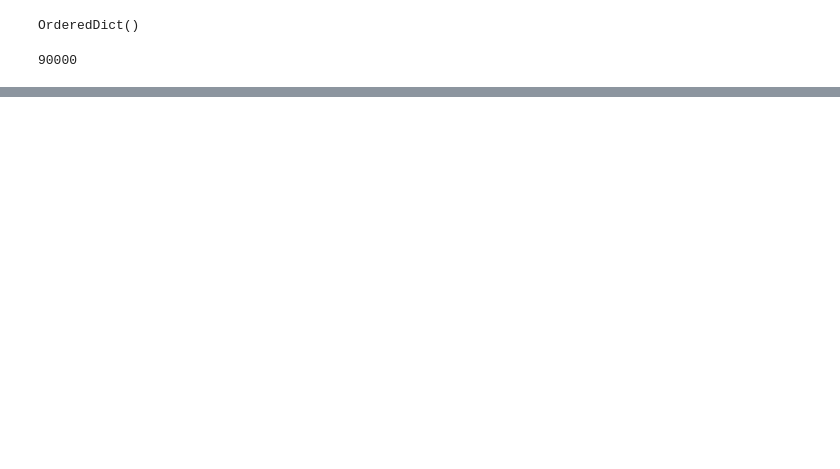
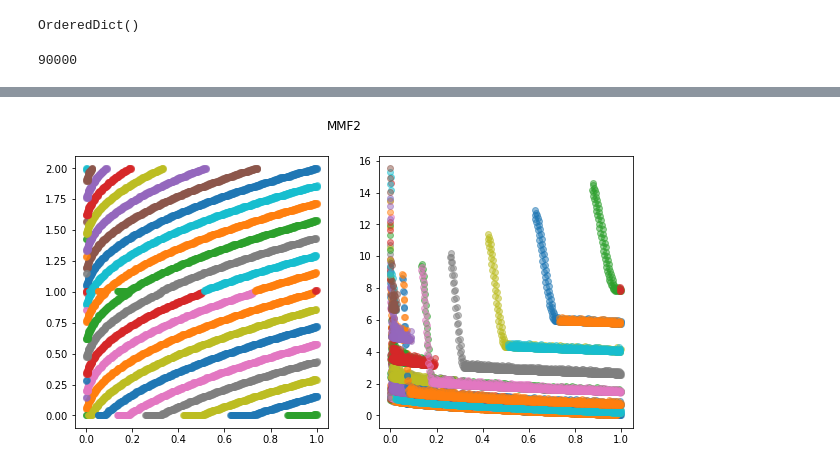
Before and after one commit to jeroenrook/BBE-experiments, a Jupyter notebook: experiments/03initialvisualisations/Analysis.ipynb, the cells around one changed output, grey strips where cells are left out. Drawn from its saved outputs; the diff is of its cells as text; code cells hidden in the pictures; blank space fills up the shorter version.

```diff
--- a/experiments/03initialvisualisations/Analysis.ipynb
+++ b/experiments/03initialvisualisations/Analysis.ipynb
@@ -165,4 +299,9 @@ OrderedDict()
 # %% [output]
 90000
 # %%
-np.
+result = load_rdata("visualisation/MMF10_NSGA-II.Rdata")
+print(result["abse"]["decSpaceLabels"])
+
+for label in np.unique(result["abse"]["decSpaceLabels"]):
+    print(label, np.count_nonzero(result["abse"]["decSpaceLabels"] == label))
+result["abse"].keys()
@@ -168,0 +314,11 @@ np.
+# %%
+fig, (decplt, objplt) = plt.subplots(1,2, figsize=(10,5))
+for efficient_set in result["abse"]["efficientSets"]:
+    dec = np.array([result["abse"]["dec.space"][int(point-1),:] for point in efficient_set])
+    decplt.scatter(*dec.T, alpha=0.5)
+    obj = np.array([result["abse"]["obj.space"][int(point-1),:] for point in efficient_set])
+    objplt.scatter(*obj.T, alpha=0.5)
+fig.suptitle("MMF2")
+plt.show()
+# %% [output]
+[figure, added]
```
Also changed, not shown: parts of 24 cells of this notebook, 53 other files.
